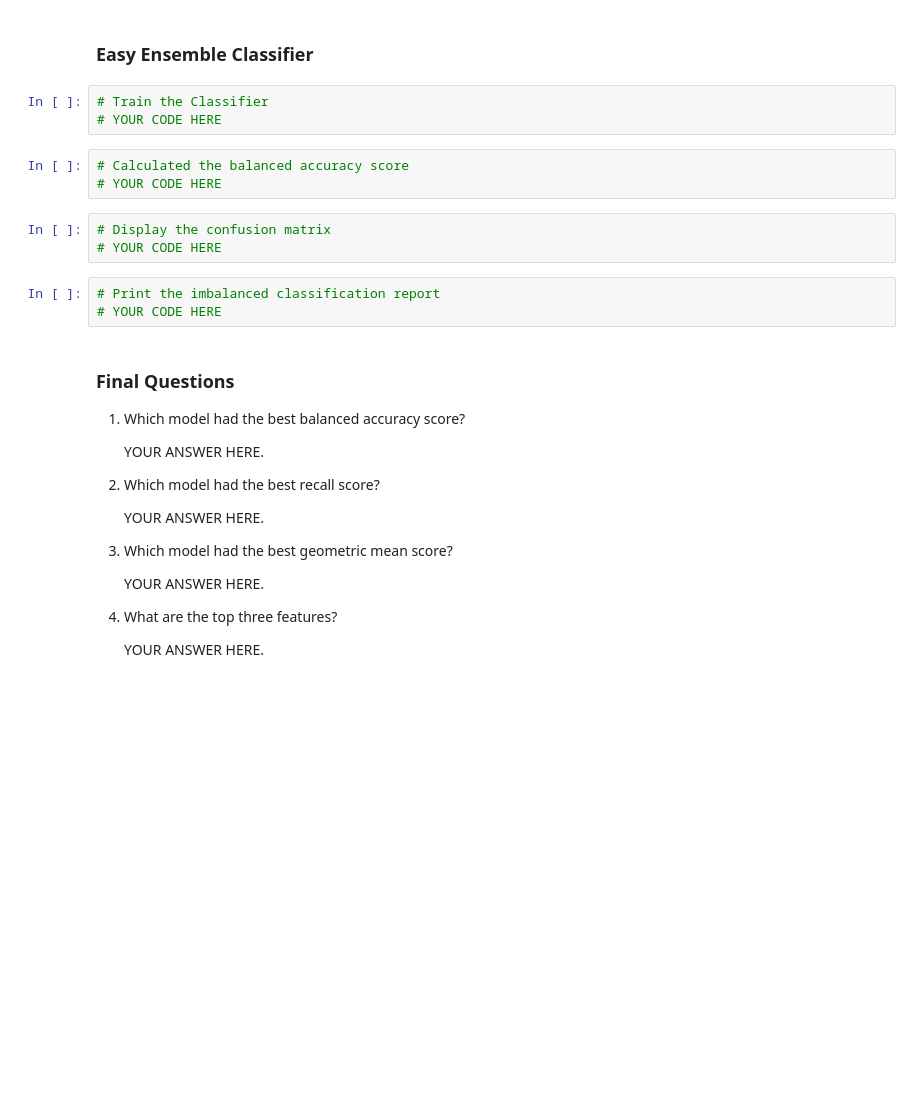
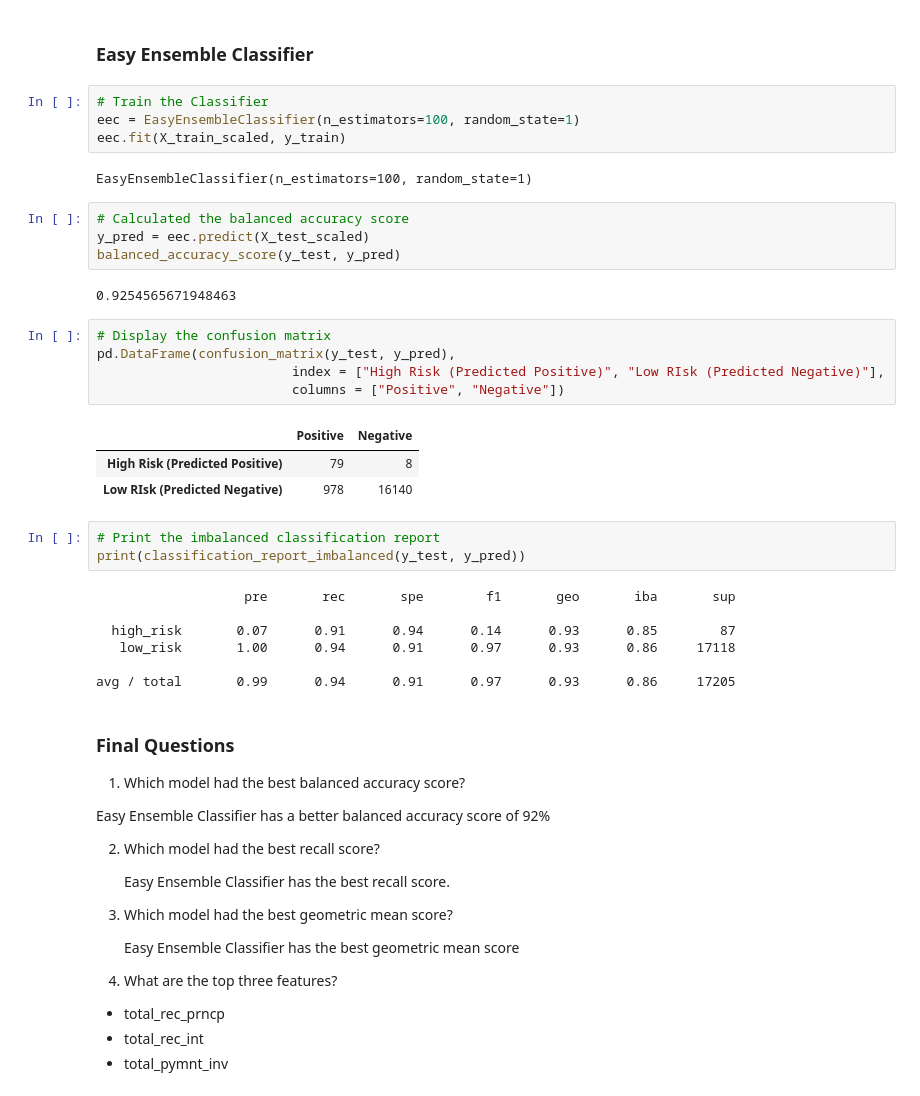
Before and after one commit to nomadic-me/Risky-Business, a Jupyter notebook: credit_risk_ensemble.ipynb, the cells around one changed output. Drawn from its saved outputs; the diff is of its cells as text; blank space fills up the shorter version.

Commit message:
Completed the  Ensemble Learning Notebook
Signed-off-by: Satish Surath <s@n-m.co>

```diff
--- a/credit_risk_ensemble.ipynb
+++ b/credit_risk_ensemble.ipynb
@@ -138,32 +207,53 @@ Note: Use a random state of 1 for each algorithm to ensure consistency between t
 # %% [markdown]
 ### Easy Ensemble Classifier
-# %%
-# Train the Classifier
-# YOUR CODE HERE
+# %%
+# Train the Classifier
+eec = EasyEnsembleClassifier(n_estimators=100, random_state=1)
+eec.fit(X_train_scaled, y_train)
+# %% [output]
+EasyEnsembleClassifier(n_estimators=100, random_state=1)
 # %%
 # Calculated the balanced accuracy score
-# YOUR CODE HERE
+y_pred = eec.predict(X_test_scaled)
+balanced_accuracy_score(y_test, y_pred)
+# %% [output]
+0.9254565671948463
-# %%
-# Display the confusion matrix
-# YOUR CODE HERE
+# %%
+# Display the confusion matrix
+pd.DataFrame(confusion_matrix(y_test, y_pred),
+                         index = ["High Risk (Predicted Positive)", "Low RIsk (Predicted Negative)"],
+                         columns = ["Positive", "Negative"])
+# %% [output]
+|  | Positive | Negative |
+| High Risk (Predicted Positive) | 79 | 8 |
+| Low RIsk (Predicted Negative) | 978 | 16140 |
 # %%
 # Print the imbalanced classification report
-# YOUR CODE HERE
+print(classification_report_imbalanced(y_test, y_pred))
+# %% [output]
+                   pre       rec       spe        f1       geo       iba       sup
+
+  high_risk       0.07      0.91      0.94      0.14      0.93      0.85        87
+   low_risk       1.00      0.94      0.91      0.97      0.93      0.86     17118
+
+avg / total       0.99      0.94      0.91      0.97      0.93      0.86     17205
 # %% [markdown]
 ### Final Questions
 
 1. Which model had the best balanced accuracy score?
 
-    YOUR ANSWER HERE.
+  Easy Ensemble Classifier has a better balanced accuracy score of 92%
 
 2. Which model had the best recall score?
 
-    YOUR ANSWER HERE.
+   Easy Ensemble Classifier has the best recall score.
 
 3. Which model had the best geometric mean score?
 
-    YOUR ANSWER HERE.
+    Easy Ensemble Classifier has the best geometric mean score
 
 4. What are the top three features?
 
-    YOUR ANSWER HERE.
+- total_rec_prncp
+- total_rec_int
+- total_pymnt_inv
```
Also changed, not shown: parts of 12 cells of this notebook.
